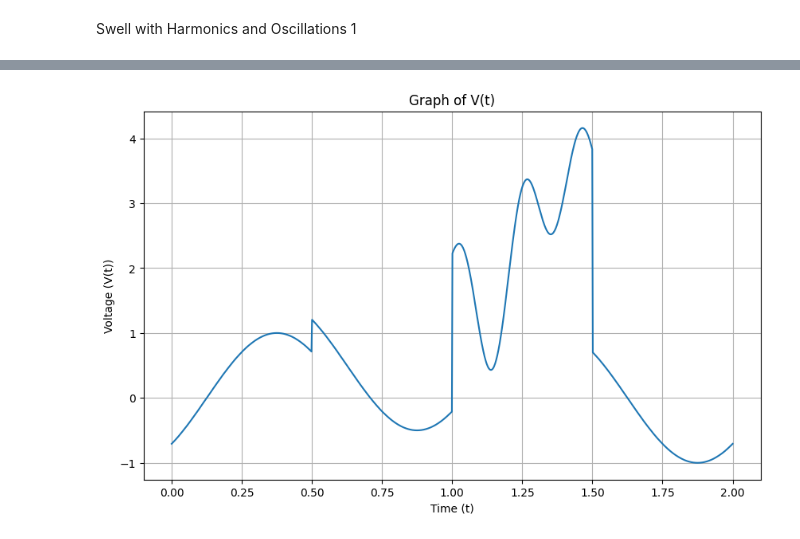
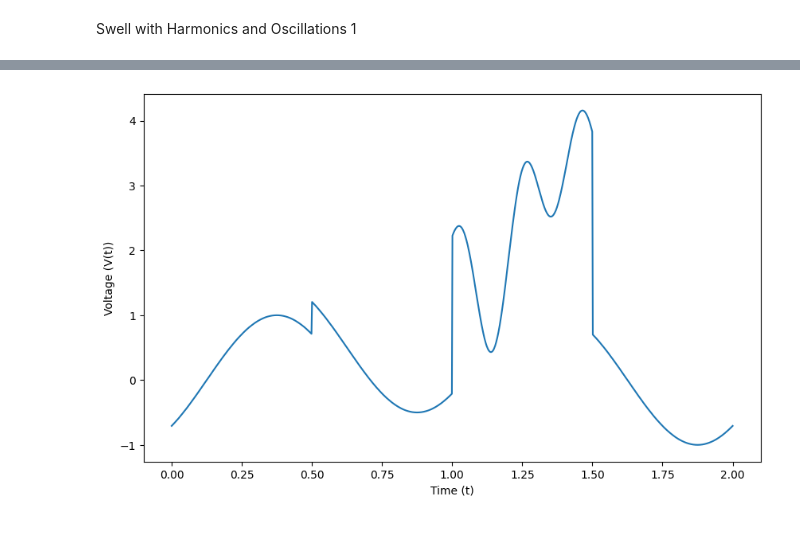
Before and after one commit to Atulit0823/predictions, a Jupyter notebook: equations.ipynb, the cells around one changed output, grey strips where cells are left out. Saved outputs shown, nothing was run; the diff lists cells and outputs as text; code cells hidden in the pictures.

```diff
--- a/equations.ipynb
+++ b/equations.ipynb
@@ -512,3 +655,42 @@ plt.show()
 [figure]
 # %% [markdown]
 Swell with Harmonics and Oscillations 1
+# %%
+import numpy as np
+import matplotlib.pyplot as plt
+
+# Define the parameters
+A = 1.0  # Amplitude
+omega = 2 * np.pi  # Angular frequency
+v1 = np.pi / 4  # Phase angle
+beta = 0.5  # Coefficient for the step function
+t1 = 0.5  # First time threshold for the step function
+t2 = 1.5  # Second time threshold for the step function
+an = [0.1, 0.2, 0.3, 0.4, 0.5]  # Amplitudes for the harmonic terms
+vn = [np.pi / 6, np.pi / 4, np.pi / 3, np.pi / 2, np.pi]  # Phase angles for the harmonic terms
+B = 0.2
+T = 0.5
+omega_n = 3 * np.pi  # Angular frequency for the exponential term
+t3 = 1.0  # Start time threshold for the exponential term
+t4 = 1.5  # End time threshold for the exponential term
+v = np.pi / 3  # Phase angle for the exponential term
+
+# Create the time array (0 to 2 seconds with 1000 points)
+t = np.linspace(0, 2, 1000)
+
+# Define the unit step function
+def u(t):
+    return np.where(t >= 0, 1, 0)
+
+# Calculate the V(t) values
+V_t = (A * (np.sin(omega * t - v1) + beta * (u(t - t1) - u(t - t2)) +
+            sum([an[n] * (np.sin((n + 1) * omega * t - vn[n]) + B * np.exp((t - t3) / T) * np.sin(omega_n * (t - t3)) - v) * (u(t - t4) - u(t - t3)) for n in range(5)])))
+
+# Plot the graph
+plt.figure(figsize=(10, 6))
+plt.plot(t, V_t)
+plt.title('Graph of V(t)')
+plt.xlabel('Time (t)')
+plt.ylabel('Voltage (V(t))')
+plt.grid(True)
+plt.show()
@@ -523,33 +707,32 @@ v1 = np.pi / 4  # Phase angle
 beta = 0.5  # Coefficient for the step function
 t1 = 0.5  # First time threshold for the step function
 t2 = 1.5  # Second time threshold for the step function
 an = [0.1, 0.2, 0.3, 0.4, 0.5]  # Amplitudes for the harmonic terms
 vn = [np.pi / 6, np.pi / 4, np.pi / 3, np.pi / 2, np.pi]  # Phase angles for the harmonic terms
 B = 0.2  # Amplitude for the exponential term
 T = 0.5  # Time constant for the exponential term
 omega_n = 3 * np.pi  # Angular frequency for the exponential term
 t3 = 1.0  # Start time threshold for the exponential term
 t4 = 1.5  # End time threshold for the exponential term
 v = np.pi / 3  # Phase angle for the exponential term
 
 # Create the time array (0 to 2 seconds with 1000 points)
 t = np.linspace(0, 2, 1000)
 
 # Define the unit step function
 def u(t):
     return np.where(t >= 0, 1, 0)
 
 # Calculate the V(t) values
 V_t = (A * (np.sin(omega * t - v1) + beta * (u(t - t1) - u(t - t2)) +
             sum([an[n] * (np.sin((n + 1) * omega * t - vn[n]) + B * np.exp((t - t3) / T) * np.sin(omega_n * (t - t3)) - v) * (u(t - t4) - u(t - t3)) for n in range(5)])))
 
 # Plot the graph
 plt.figure(figsize=(10, 6))
 plt.plot(t, V_t)
-plt.title('Graph of V(t)')
 plt.xlabel('Time (t)')
 plt.ylabel('Voltage (V(t))')
-plt.grid(True)
+plt.grid(False)
 plt.show()
 # %% [output]
-[figure, old version]
+[figure, new version]
```
Also changed, not shown: parts of 6 cells of this notebook, 3 other files.
